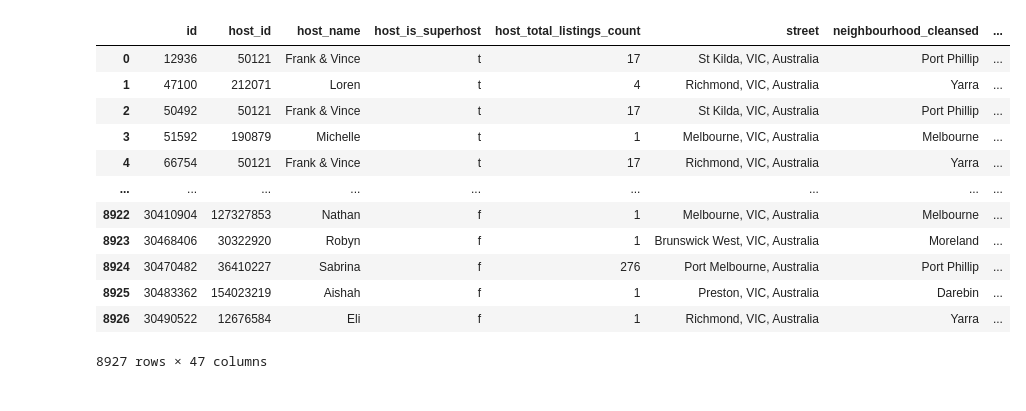
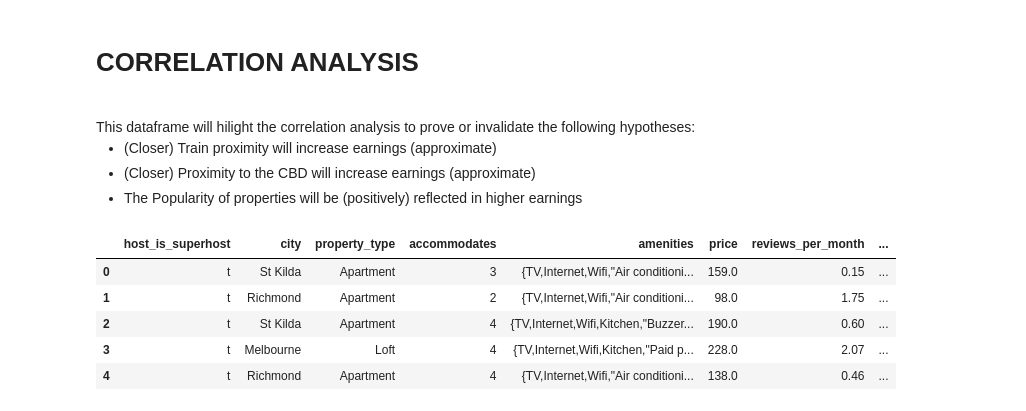
Before and after one commit to jMacProd/Project1, a Jupyter notebook: 03-Project_Jupyter_Notebooks/04_Correlation_Analysis.ipynb, the cells around one changed output. Saved outputs shown, nothing was run; the diff lists cells and outputs as text; code cells hidden in the pictures.

```diff
--- a/03-Project_Jupyter_Notebooks/04_Correlation_Analysis.ipynb
+++ b/03-Project_Jupyter_Notebooks/04_Correlation_Analysis.ipynb
@@ -1,3 +1,12 @@
+# %% [markdown]
+# CORRELATION ANALYSIS
+<br>
+This dataframe will hilight the correlation analysis to prove or invalidate the following hypotheses:
+<br>
+
+* (Closer) Train proximity will increase earnings (approximate)
+* (Closer) Proximity to the CBD will increase earnings (approximate)
+* The Popularity of properties will be (positively) reflected in higher earnings
 # %%
 # import libraries
 import math
@@ -12,29 +21,26 @@ pd.set_option('display.max_columns', None)
 path="../02-Data_Files_Directory/02-Clean_Data/airbnbFINAL_Swobabika.csv"
 airbnb_df = pd.read_csv(path, low_memory=False)
 # %%
+# Remove unused DF columns
 airbnb_df2 = airbnb_df[['host_is_superhost',
            'city',
            'property_type',
            'accommodates',
            'amenities',
            'price',
            'reviews_per_month',
            'distance_from_cbd',
            'station_distance']].loc[airbnb_df['review_scores_rating'] != 0].copy()
+
+# Round Distance from CBD column
 airbnb_df2['distance_from_cbd'] = airbnb_df2['distance_from_cbd'].round(2)
+# Create Price per day per person column
 airbnb_df2['price_per_person']=airbnb_df2['price']/airbnb_df2['accommodates']
-airbnb_df
+airbnb_df2.head()
 # %% [output]
-|  | id | host_id | host_name | host_is_superhost | host_total_listings_count | street | neighbourhood_cleansed | ... |
-| 0 | 12936 | 50121 | Frank & Vince | t | 17 | St Kilda, VIC, Australia | Port Phillip | ... |
-| 1 | 47100 | 212071 | Loren | t | 4 | Richmond, VIC, Australia | Yarra | ... |
-| 2 | 50492 | 50121 | Frank & Vince | t | 17 | St Kilda, VIC, Australia | Port Phillip | ... |
-| 3 | 51592 | 190879 | Michelle | t | 1 | Melbourne, VIC, Australia | Melbourne | ... |
-| 4 | 66754 | 50121 | Frank & Vince | t | 17 | Richmond, VIC, Australia | Yarra | ... |
-| ... | ... | ... | ... | ... | ... | ... | ... | ... |
-| 8922 | 30410904 | 127327853 | Nathan | f | 1 | Melbourne, VIC, Australia | Melbourne | ... |
-| 8923 | 30468406 | 30322920 | Robyn | f | 1 | Brunswick West, VIC, Australia | Moreland | ... |
-| 8924 | 30470482 | 36410227 | Sabrina | f | 276 | Port Melbourne, Australia | Port Phillip | ... |
-| 8925 | 30483362 | 154023219 | Aishah | f | 1 | Preston, VIC, Australia | Darebin | ... |
-| 8926 | 30490522 | 12676584 | Eli | f | 1 | Richmond, VIC, Australia | Yarra | ... |
+|  | host_is_superhost | city | property_type | accommodates | amenities | price | reviews_per_month | ... |
+| 0 | t | St Kilda | Apartment | 3 | {TV,Internet,Wifi,"Air conditioni... | 159.0 | 0.15 | ... |
+| 1 | t | Richmond | Apartment | 2 | {TV,Internet,Wifi,"Air conditioni... | 98.0 | 1.75 | ... |
+| 2 | t | St Kilda | Apartment | 4 | {TV,Internet,Wifi,Kitchen,"Buzzer... | 190.0 | 0.60 | ... |
+| 3 | t | Melbourne | Loft | 4 | {TV,Internet,Wifi,Kitchen,"Paid p... | 228.0 | 2.07 | ... |
+| 4 | t | Richmond | Apartment | 4 | {TV,Internet,Wifi,"Air conditioni... | 138.0 | 0.46 | ... |
-8927 rows × 47 columns
```
Also changed, not shown: parts of 10 cells of this notebook, 4 other files.
